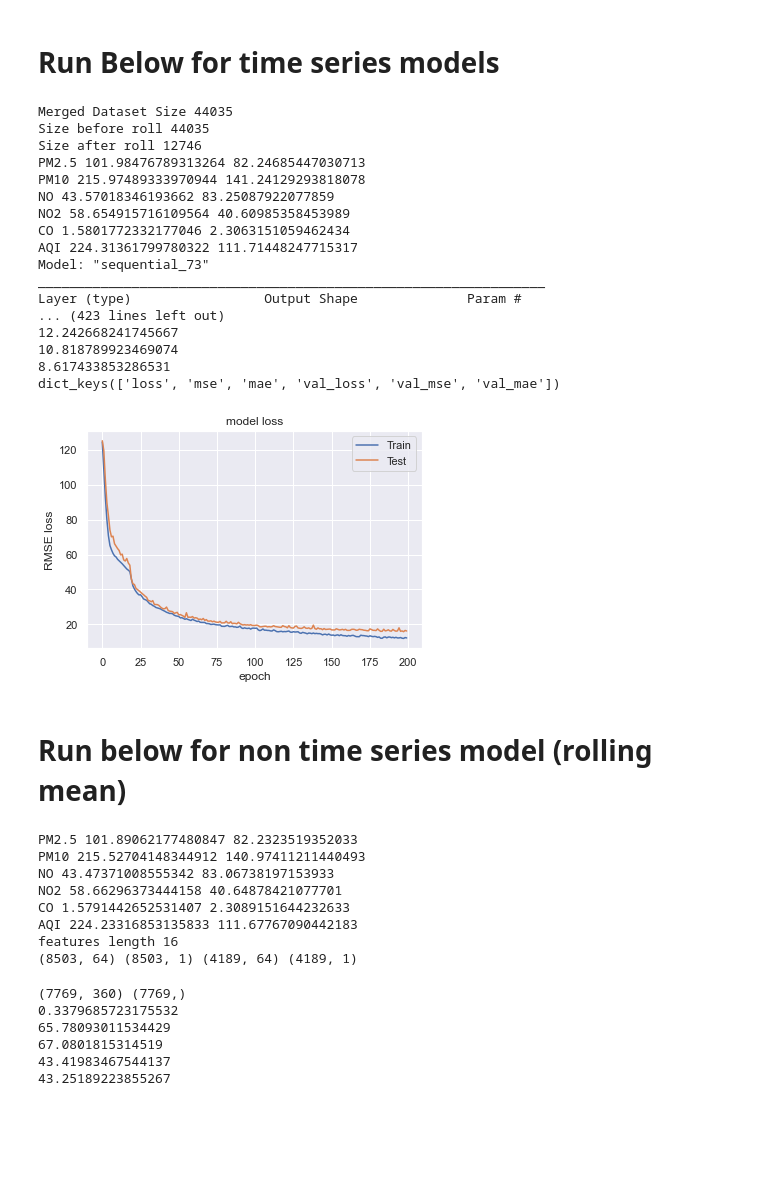
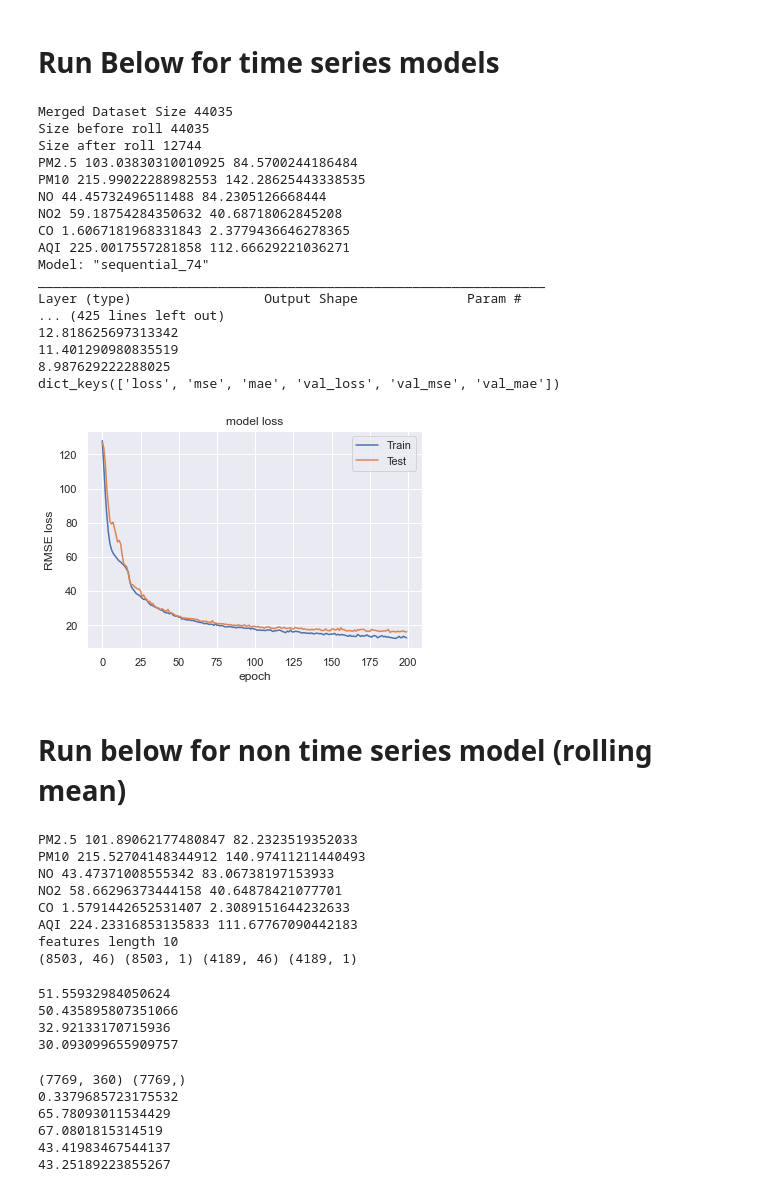
Before and after one commit to gupta-anmol/air-quality-prediction, a Jupyter notebook: script.ipynb, the cells around one changed output. Drawn from its saved outputs; the diff is of its cells as text; code cells hidden in the pictures; blank space fills up the shorter version.

```diff
--- a/script.ipynb
+++ b/script.ipynb
@@ -221,36 +224,36 @@ def plothistory(history):
 # Run Below for time series models
 # %%
 dat = dataset(met,aqi,split_aqi)
-df = dat.mergedData('DL031',roll=48,shift=48)
+df = dat.mergedData('DL031',roll=48,shift=24)
 Xtrain,ytrain,Xtest,ytest = getSplitFeaturesTimeSeries(df,TIME_SERIES_LENGTH = 24)
 model,history = trainModel1(Xtrain,ytrain,Xtest,ytest,TIME_SERIES_LENGTH=24)
-model.save('2daypm1_366')
+model.save('1daypm1_366')
 
 # reconstructed_model = keras.models.load_model("2daypm1_366")
 # predictStats(reconstructed_model,Xtrain,ytrain,Xtest,ytest)
 
 predictStats(model,Xtrain,ytrain,Xtest,ytest)
 
 plothistory(history)
 # %% [output]
 Merged Dataset Size 44035
 Size before roll 44035
-Size after roll 12746
-PM2.5 101.98476789313264 82.24685447030713
-PM10 215.97489333970944 141.24129293818078
-NO 43.57018346193662 83.25087922077859
-NO2 58.654915716109564 40.60985358453989
-CO 1.5801772332177046 2.3063151059462434
-AQI 224.31361799780322 111.71448247715317
-Model: "sequential_73"
+Size after roll 12744
+PM2.5 103.03830310010925 84.5700244186484
+PM10 215.99022288982553 142.28625443338535
+NO 44.45732496511488 84.2305126668444
+NO2 59.18754284350632 40.68718062845208
+CO 1.6067181968331843 2.3779436646278365
+AQI 225.0017557281858 112.66629221036271
+Model: "sequential_74"
 _________________________________________________________________
 Layer (type)                 Output Shape              Param #
-... (423 lines left out)
-12.242668241745667
-10.818789923469074
-8.617433853286531
+... (425 lines left out)
+12.818625697313342
+11.401290980835519
+8.987629222288025
 dict_keys(['loss', 'mse', 'mae', 'val_loss', 'val_mse', 'val_mae'])
-[figure, old version]
+[figure, new version]
 # %% [markdown]
 # Run below for non time series model (rolling mean)
 # %%
@@ -258,7 +261,9 @@ dict_keys(['loss', 'mse', 'mae', 'val_loss', 'val_mse', 'val_mae'])
 # df = dat.mergedData('DL031',roll=48,shift=48)
 Xtrain,ytrain,Xtest,ytest = getSplitFeatures(df)
 print(Xtrain.shape,ytrain.shape,Xtest.shape,ytest.shape)
-# predictStats(model,Xtrain,ytrain,Xtest,ytest)
+reg = SVR(C=100, epsilon=0.2).fit(Xtrain, ytrain)
+mean_squared_error(reg.predict(Xtest), ytest, squared=False)
+predictStats(reg,Xtrain,ytrain,Xtest,ytest)
 # %% [output]
 PM2.5 101.89062177480847 82.2323519352033
 PM10 215.52704148344912 140.97411211440493
@@ -266,8 +271,12 @@ NO 43.47371008555342 83.06738197153933
 NO2 58.66296373444158 40.64878421077701
 CO 1.5791442652531407 2.3089151644232633
 AQI 224.23316853135833 111.67767090442183
-features length 16
-(8503, 64) (8503, 1) (4189, 64) (4189, 1)
+features length 10
+(8503, 46) (8503, 1) (4189, 46) (4189, 1)
+51.55932984050624
+50.435895807351066
+32.92133170715936
+30.093099655909757
 # %%
 from sklearn.feature_selection import SelectKBest, chi2, f_classif, f_regression , mutual_info_regression
 from sklearn.linear_model import LinearRegression
```
Also changed, not shown: parts of 2 cells of this notebook.
